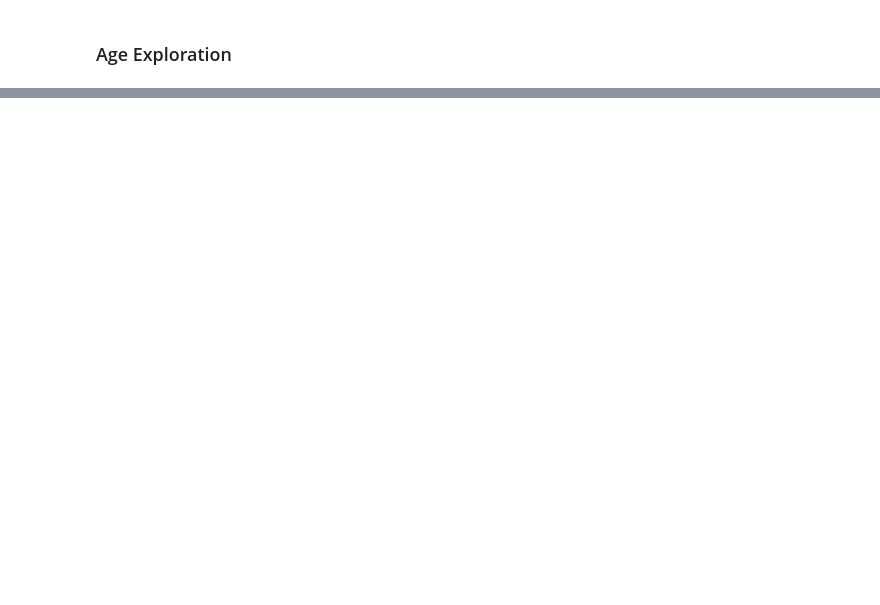
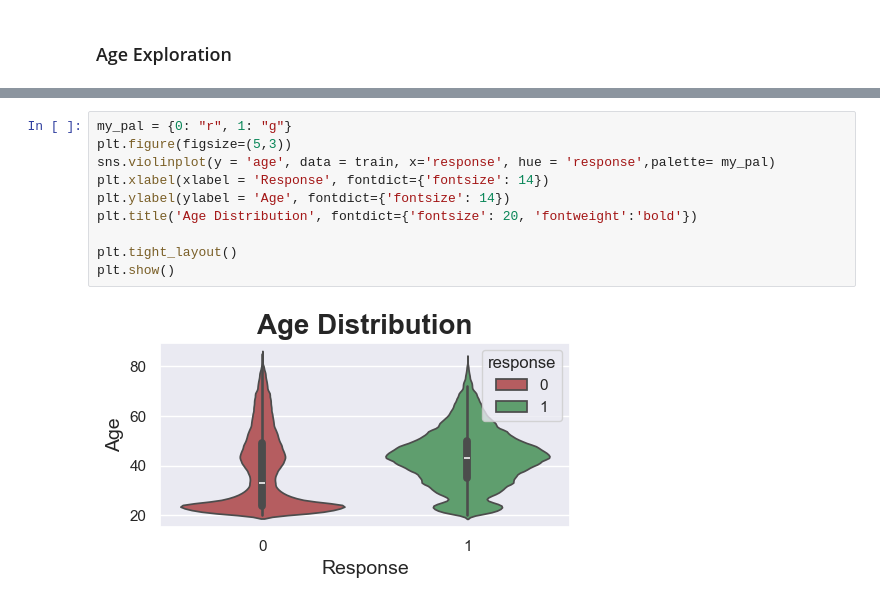
Before and after one commit to kevtr0801/ds_portfolio, a Jupyter notebook: binary-classification-carinsurance/binary-class-analysis.ipynb, the cells around one changed output, grey strips where cells are left out. Drawn from its saved outputs; the diff is of its cells as text; blank space fills up the shorter version.

```diff
--- a/binary-classification-carinsurance/binary-class-analysis.ipynb
+++ b/binary-classification-carinsurance/binary-class-analysis.ipynb
@@ -212,0 +213,12 @@ plt.show()
+# %%
+my_pal = {0: "r", 1: "g"}
+plt.figure(figsize=(5,3))
+sns.violinplot(y = 'age', data = train, x='response', hue = 'response',palette= my_pal)
+plt.xlabel(xlabel = 'Response', fontdict={'fontsize': 14})
+plt.ylabel(ylabel = 'Age', fontdict={'fontsize': 14})
+plt.title('Age Distribution', fontdict={'fontsize': 20, 'fontweight':'bold'})
+
+plt.tight_layout()
+plt.show()
+# %% [output]
+[figure, added]
```
Also changed, not shown: parts of 20 cells of this notebook.
